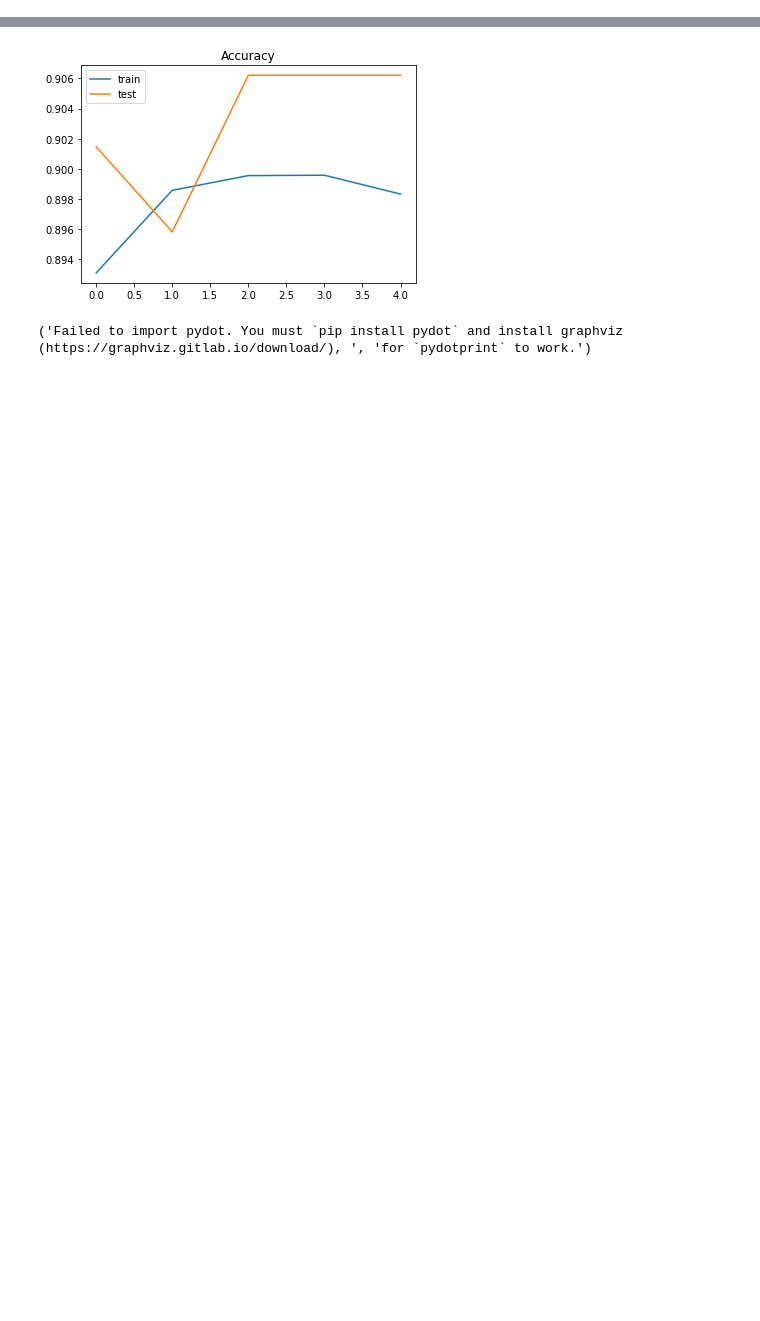
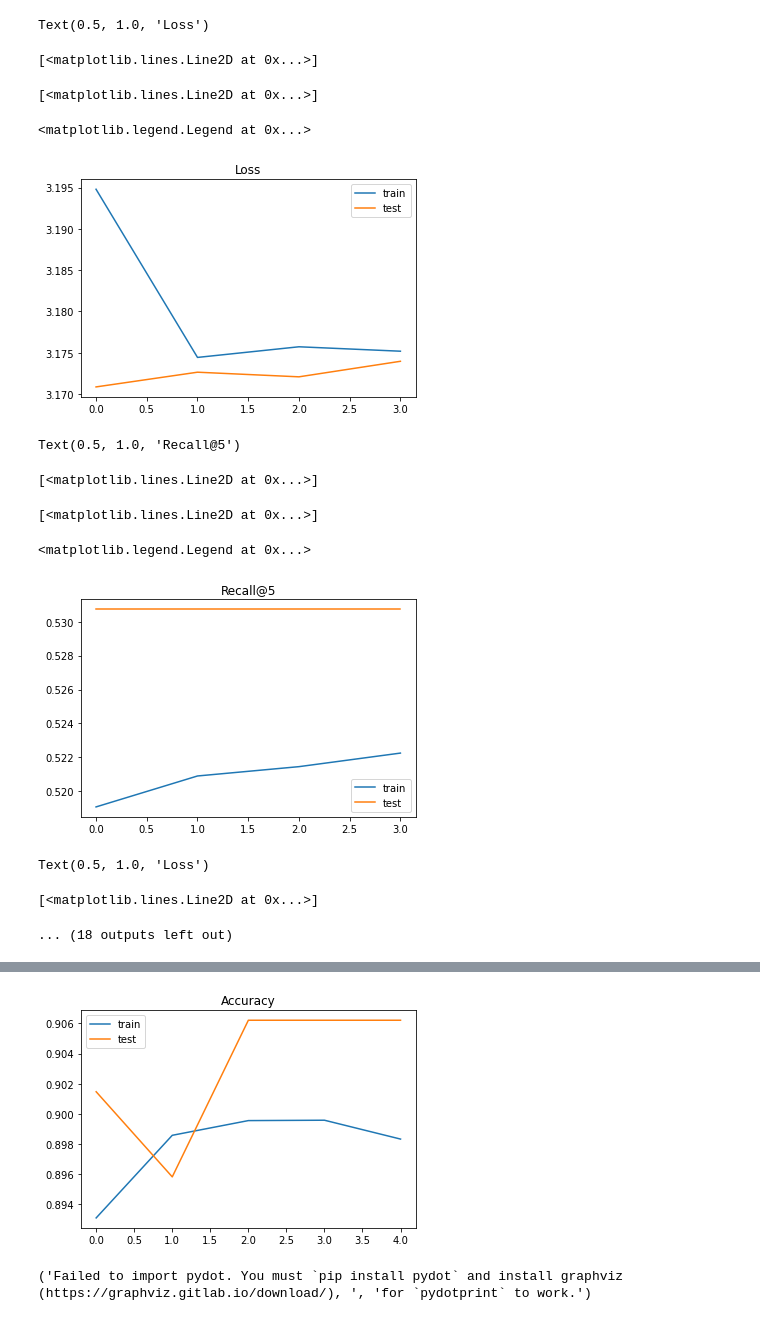
Before and after one commit to a22106/NLP-with-Python, a Jupyter notebook: LSTM_NLP_Classification_hadoop.ipynb, the cells around one changed output, grey strips where cells are left out. Cells and saved outputs as stored; diff of their text form; code cells hidden in the pictures; blank space fills up the shorter version.

Commit message:
add history, mod

```diff
--- a/LSTM_NLP_Classification_hadoop.ipynb
+++ b/LSTM_NLP_Classification_hadoop.ipynb
@@ -265,3 +302,53 @@ for topk in list(range(5, 16, 5)):
+# %%
+plt.title('Loss')
+plt.plot(word_hist1[0].history['loss'], label='train')
+plt.plot(word_hist1[0].history['val_loss'], label='test')
+plt.legend()
+plt.show();
+
+plt.title('Recall@5')
+plt.plot(word_hist1[0].history['recall'], label='train')
+plt.plot(word_hist1[0].history['val_recall'], label='test')
+plt.legend()
+plt.show();
+
+plt.title('Loss')
+plt.plot(word_hist1[1].history['loss'], label='train')
+plt.plot(word_hist1[1].history['val_loss'], label='test')
+plt.legend()
+plt.show();
+
+plt.title('Recall@10')
+plt.plot(word_hist1[1].history['recall_1'], label='train')
+plt.plot(word_hist1[1].history['val_recall_1'], label='test')
+plt.legend()
+plt.show();
+
+plt.title('Loss')
+plt.plot(word_hist1[2].history['loss'], label='train')
+plt.plot(word_hist1[2].history['val_loss'], label='test')
+plt.legend()
+plt.show();
+
+plt.title('Recall@15')
+plt.plot(word_hist1[2].history['recall_2'], label='train')
+plt.plot(word_hist1[2].history['val_recall_2'], label='test')
+plt.legend()
+plt.show();
+# %% [output]
+Text(0.5, 1.0, 'Loss')
+[<matplotlib.lines.Line2D at 0x...>]
+[<matplotlib.lines.Line2D at 0x...>]
+<matplotlib.legend.Legend at 0x...>
+[figure, added]
+Text(0.5, 1.0, 'Recall@5')
+[<matplotlib.lines.Line2D at 0x...>]
+[<matplotlib.lines.Line2D at 0x...>]
+<matplotlib.legend.Legend at 0x...>
+[figure, added]
+Text(0.5, 1.0, 'Loss')
+[<matplotlib.lines.Line2D at 0x...>]
+... (18 outputs left out)
 # %%
 #pius_word1.print_plot(2)
 pius_word2.preprocessing()
```
Also changed, not shown: parts of 18 cells of this notebook, 21 other files.
